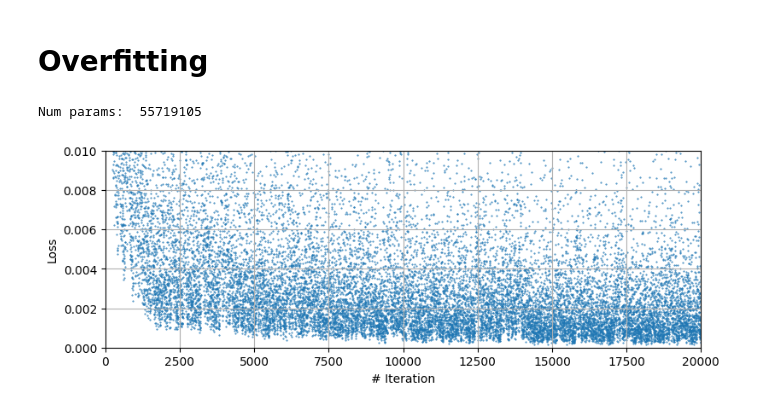
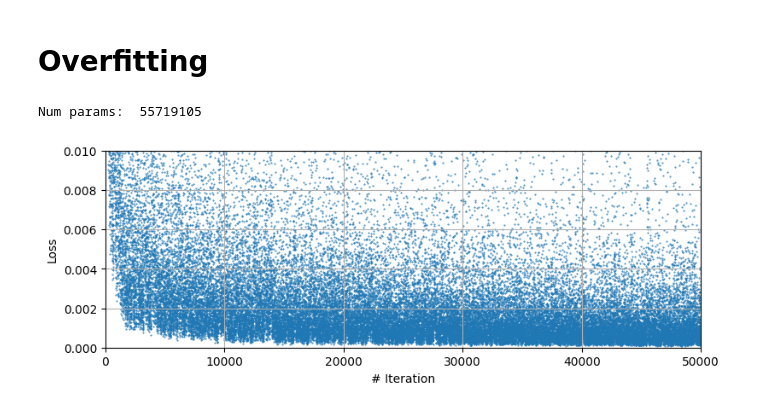
Before and after one commit to SebastianMerino/DL-Attenuation, a Jupyter notebook: sampling_overfit.ipynb, the cells around one changed output. Cells and saved outputs as stored; diff of their text form; code cells hidden in the pictures.

```diff
--- a/sampling_overfit.ipynb
+++ b/sampling_overfit.ipynb
@@ -51,28 +51,28 @@ def create_gaussian_diffusion(
 # %%
 diffusion2 = create_gaussian_diffusion(noise_schedule='cosine')
 
 from modules.model import UNETv2
 from modules.plotting_utils import *
 
 device = torch.device("cuda:0" if torch.cuda.is_available() else torch.device('cpu'))
 save_dir = Path(r'.\weights_overfit\v2')
-training_epochs = 20000
+training_epochs = 50000
 model2 = UNETv2(in_channels=80, residual=False, attention_res=[]).to(device)
 model2.load_state_dict(torch.load(save_dir / f"model_{training_epochs}.pth", map_location=device))
 print("Num params: ", sum(p.numel() for p in model2.parameters()))
 
 plt.figure(figsize=(9, 3))
 loss_npy = np.load(save_dir / f"loss_{training_epochs}.npy")
 plt.scatter([x for x in range(len(loss_npy))], loss_npy, s=0.2)
 plt.xlabel('# Iteration')
 plt.ylabel('Loss')
-plt.xlim(0,20000)
-plt.ylim(0, 0.01)
+plt.xlim(0,50000)
+plt.ylim(0, .01)
 plt.grid()
 plt.show()
 # %% [output]
 Num params:  55719105
-[figure, old version]
+[figure, new version]
 # %%
 data_folder = Path(r'C:\Users\smerino.C084288\Documents\Datasets\ACS')
 data2 = CustomDataset(data_folder / 'train_overfit')
```
Also changed, not shown: parts of 4 cells of this notebook, 2 other files.
